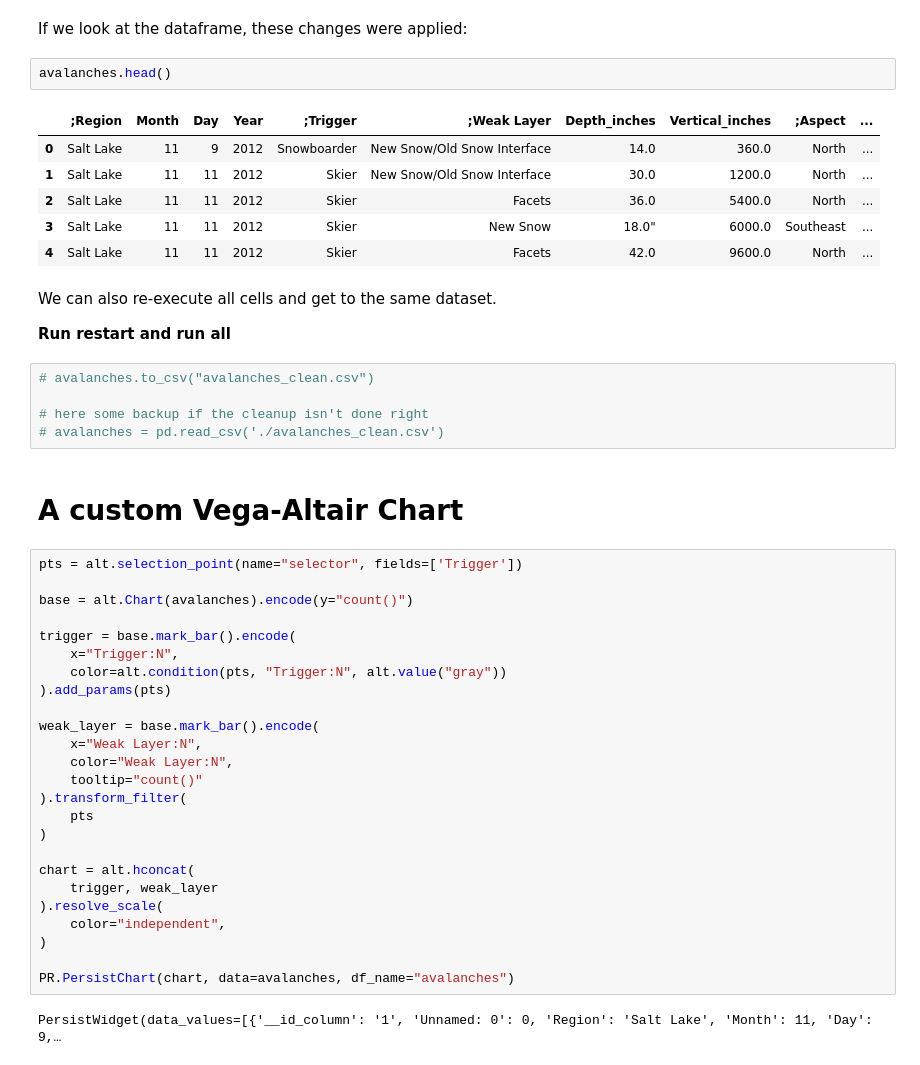
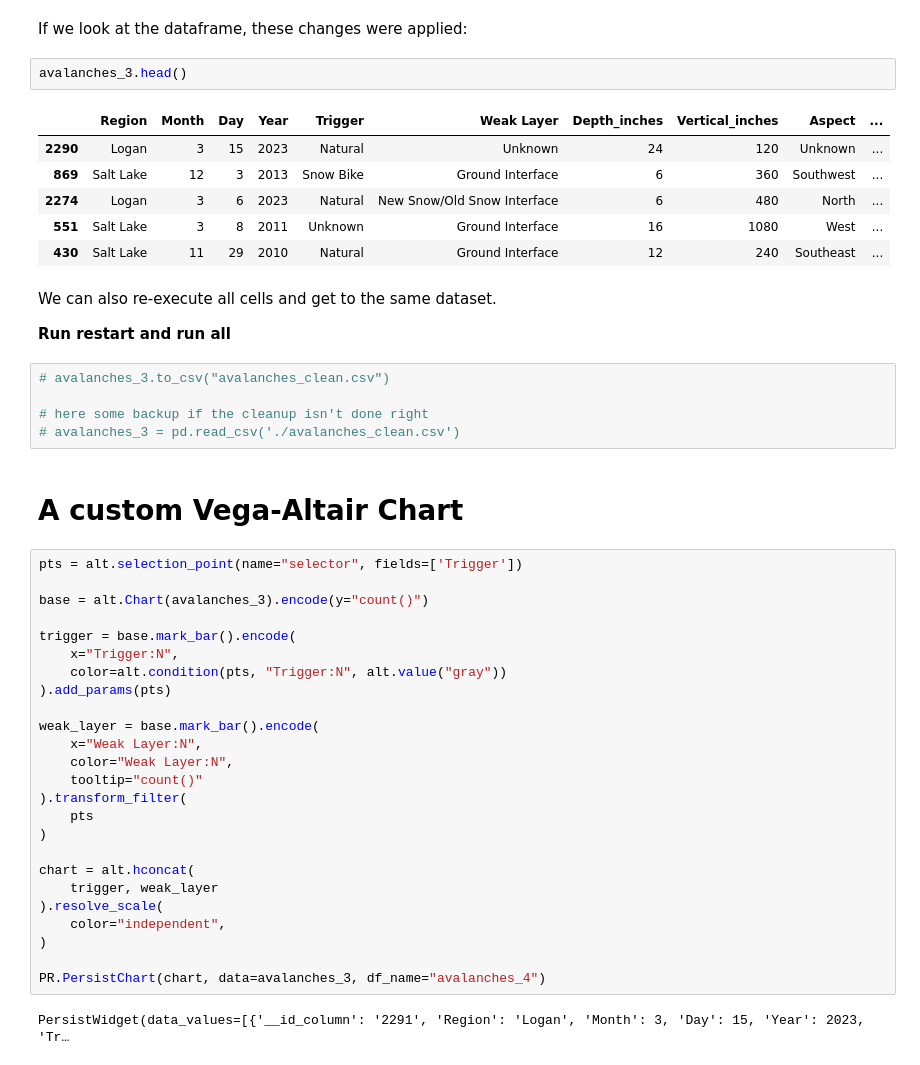
Before and after one commit to visdesignlab/persist_examples, a Jupyter notebook: EuroVis Demo.ipynb, the cells around one changed output. Drawn from its saved outputs; the diff is of its cells as text.

```diff
--- a/EuroVis Demo.ipynb
+++ b/EuroVis Demo.ipynb
@@ -42,29 +42,29 @@ PersistWidget(data_values=[{'__id_column': '1', ';Region': 'Salt Lake', 'Month':
 # %% [markdown]
 If we look at the dataframe, these changes were applied:
 # %%
-avalanches.head()
+avalanches_3.head()
 # %% [output]
-|  | ;Region | Month | Day | Year | ;Trigger | ;Weak Layer | Depth_inches | Vertical_inches | ;Aspect | ... |
-| 0 | Salt Lake | 11 | 9 | 2012 | Snowboarder | New Snow/Old Snow Interface | 14.0 | 360.0 | North | ... |
-| 1 | Salt Lake | 11 | 11 | 2012 | Skier | New Snow/Old Snow Interface | 30.0 | 1200.0 | North | ... |
-| 2 | Salt Lake | 11 | 11 | 2012 | Skier | Facets | 36.0 | 5400.0 | North | ... |
-| 3 | Salt Lake | 11 | 11 | 2012 | Skier | New Snow | 18.0" | 6000.0 | Southeast | ... |
-| 4 | Salt Lake | 11 | 11 | 2012 | Skier | Facets | 42.0 | 9600.0 | North | ... |
+|  | Region | Month | Day | Year | Trigger | Weak Layer | Depth_inches | Vertical_inches | Aspect | ... |
+| 2290 | Logan | 3 | 15 | 2023 | Natural | Unknown | 24 | 120 | Unknown | ... |
+| 869 | Salt Lake | 12 | 3 | 2013 | Snow Bike | Ground Interface | 6 | 360 | Southwest | ... |
+| 2274 | Logan | 3 | 6 | 2023 | Natural | New Snow/Old Snow Interface | 6 | 480 | North | ... |
+| 551 | Salt Lake | 3 | 8 | 2011 | Unknown | Ground Interface | 16 | 1080 | West | ... |
+| 430 | Salt Lake | 11 | 29 | 2010 | Natural | Ground Interface | 12 | 240 | Southeast | ... |
 # %% [markdown]
 We can also re-execute all cells and get to the same dataset.
 
 **Run restart and run all**
 # %%
-# avalanches.to_csv("avalanches_clean.csv")
+# avalanches_3.to_csv("avalanches_clean.csv")
 
 # here some backup if the cleanup isn't done right
-# avalanches = pd.read_csv('./avalanches_clean.csv')
+# avalanches_3 = pd.read_csv('./avalanches_clean.csv')
 # %% [markdown]
 # A custom Vega-Altair Chart
 # %%
 pts = alt.selection_point(name="selector", fields=['Trigger'])
 
-base = alt.Chart(avalanches).encode(y="count()")
+base = alt.Chart(avalanches_3).encode(y="count()")
 
 trigger = base.mark_bar().encode(
     x="Trigger:N",
@@ -85,9 +85,9 @@ chart = alt.hconcat(
     color="independent",
 )
 
-PR.PersistChart(chart, data=avalanches, df_name="avalanches")
+PR.PersistChart(chart, data=avalanches_3, df_name="avalanches_4")
 # %% [output]
-PersistWidget(data_values=[{'__id_column': '1', 'Unnamed: 0': 0, 'Region': 'Salt Lake', 'Month': 11, 'Day': 9,…
+PersistWidget(data_values=[{'__id_column': '2291', 'Region': 'Logan', 'Month': 3, 'Day': 15, 'Year': 2023, 'Tr…
 # %%
 select = alt.selection_interval(name="selector", encodings=["x"])
 
```
Also changed, not shown: parts of 7 cells of this notebook, 4 other files.
